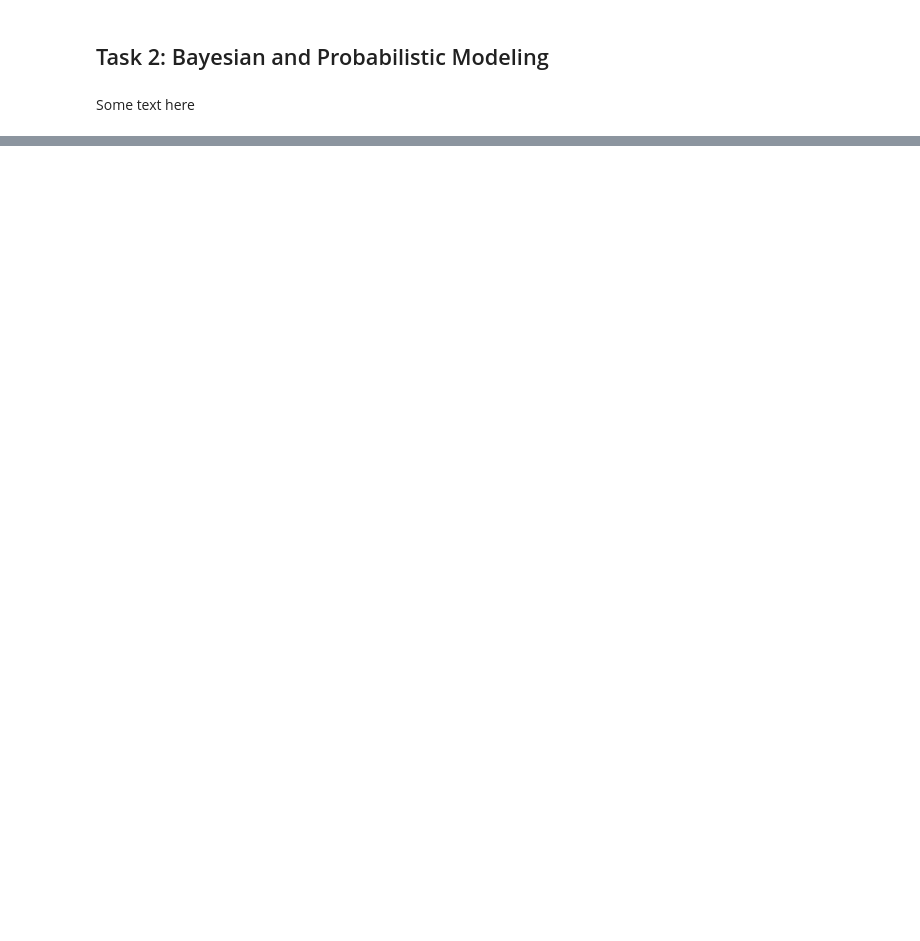
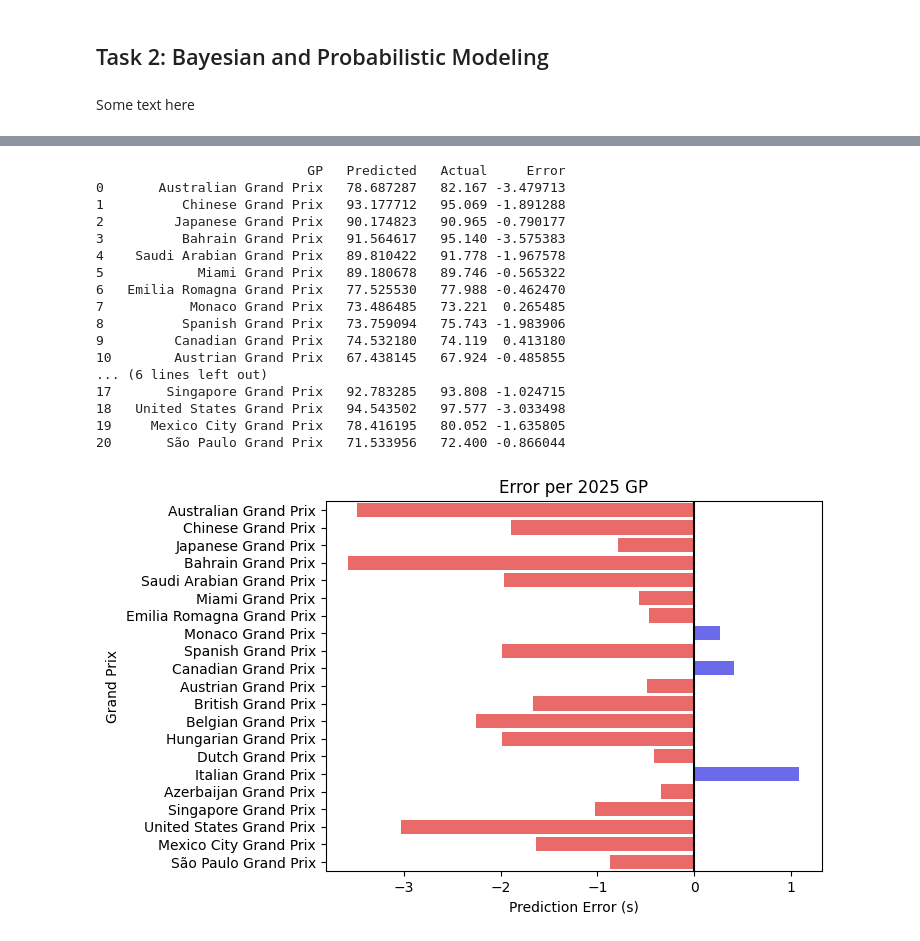
Before and after one commit to simengaasland/MOD550-F1-Project, a Jupyter notebook: MOD550-task3/task3_notebook.ipynb, the cells around one changed output, grey strips where cells are left out. Saved outputs shown, nothing was run; the diff lists cells and outputs as text; code cells hidden in the pictures; blank space fills up the shorter version.

```diff
--- a/MOD550-task3/task3_notebook.ipynb
+++ b/MOD550-task3/task3_notebook.ipynb
@@ -239,0 +379,75 @@ Posterior mean: 0.39 (38.7%)
+# %%
+# Load the 2025 dataset
+data_2025 = pd.read_csv("F1_data_new_2025.csv")
+
+# Feature list (same as training)
+train_features = [
+    "FastestFPLap",
+    "MeanFPLaps",
+    "StdFPLaps",
+    "DeltaBestFPLap",
+    "TrackTempAvgFP",
+    "AirTempAvgFP",
+    "RainAvgFP"
+]
+
+# Ensure no missing input features
+data_2025 = data_2025.dropna(subset=train_features + ["FastestLapRace", "GP"])
+
+# Collect predictions for all races
+results = []
+
+for gp_name in data_2025["GP"].unique():
+    data_gp = data_2025[data_2025["GP"] == gp_name].copy()
+    if data_gp.empty:
+        continue
+
+    # Ensure same columns and order as training
+    X_gp = data_gp[train_features]
+    y_real = data_gp["FastestLapRace"]
+
+    # Predict using tuned Ridge pipeline
+    y_pred = best_model.predict(X_gp)
+
+    # Take the fastest (minimum) predicted and real laps
+    predicted = np.min(y_pred)
+    actual = np.min(y_real)
+    error = predicted - actual
+
+    results.append({
+        "GP": gp_name,
+        "Predicted": predicted,
+        "Actual": actual,
+        "Error": error
+    })
+
+# Convert results to DataFrame
+results_df = pd.DataFrame(results)
+
+results_df["Sign"] = results_df["Error"].apply(lambda x: x < 0)
+
+sns.barplot(x=results_df['Error'], y=results_df['GP'], palette='seismic', hue=results_df['Sign'], legend=False)
+plt.axvline(0, color='black')
+plt.xlabel("Prediction Error (s)")
+plt.ylabel("Grand Prix")
+plt.title("Error per 2025 GP")
+plt.show()
+# %% [output]
+                           GP   Predicted   Actual     Error
+0       Australian Grand Prix   78.687287   82.167 -3.479713
+1          Chinese Grand Prix   93.177712   95.069 -1.891288
+2         Japanese Grand Prix   90.174823   90.965 -0.790177
+3          Bahrain Grand Prix   91.564617   95.140 -3.575383
+4    Saudi Arabian Grand Prix   89.810422   91.778 -1.967578
+5            Miami Grand Prix   89.180678   89.746 -0.565322
+6   Emilia Romagna Grand Prix   77.525530   77.988 -0.462470
+7           Monaco Grand Prix   73.486485   73.221  0.265485
+8          Spanish Grand Prix   73.759094   75.743 -1.983906
+9         Canadian Grand Prix   74.532180   74.119  0.413180
+10        Austrian Grand Prix   67.438145   67.924 -0.485855
+... (6 lines left out)
+17       Singapore Grand Prix   92.783285   93.808 -1.024715
+18   United States Grand Prix   94.543502   97.577 -3.033498
+19     Mexico City Grand Prix   78.416195   80.052 -1.635805
+20       São Paulo Grand Prix   71.533956   72.400 -0.866044
+[figure, added]
```
Also changed, not shown: parts of 10 cells of this notebook.
